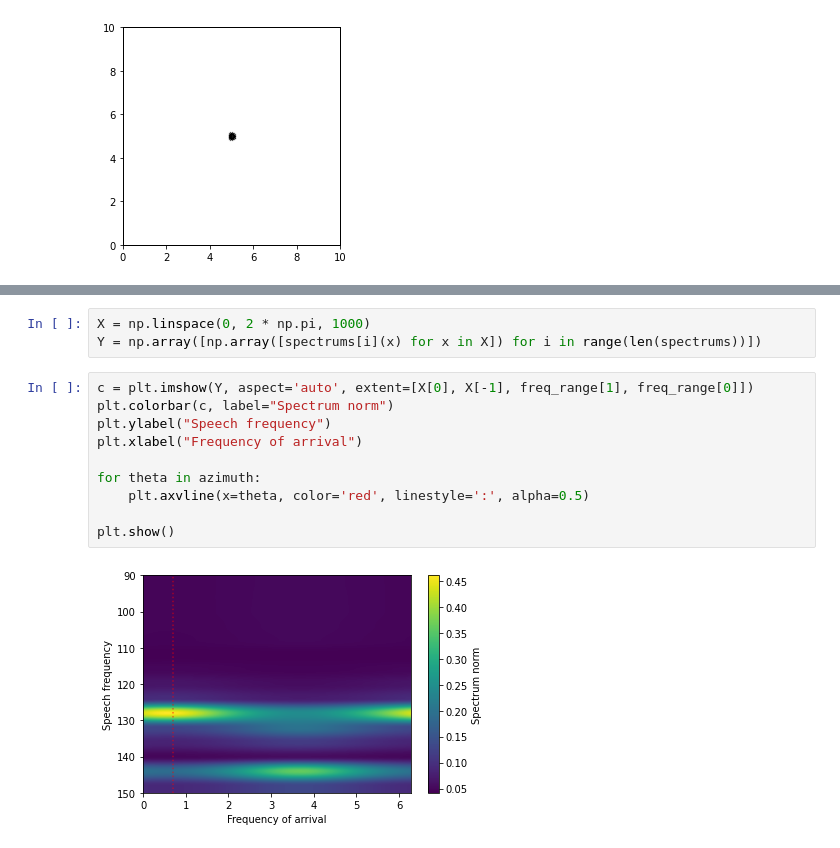
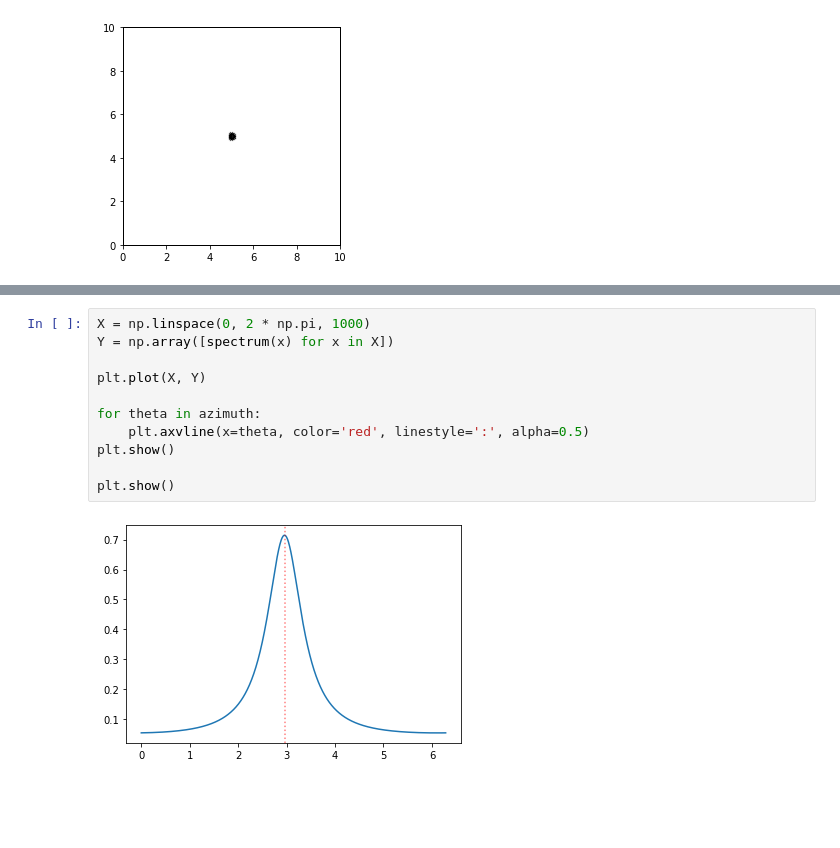
Before and after one commit to MichelDucartier/music_doa, a Jupyter notebook: MUSIC_pra.ipynb, the cells around one changed output, grey strips where cells are left out. Saved outputs shown, nothing was run; the diff lists cells and outputs as text; blank space fills up the shorter version.

```diff
--- a/MUSIC_pra.ipynb
+++ b/MUSIC_pra.ipynb
@@ -128,15 +126,13 @@ fs
 # %%
 X = np.linspace(0, 2 * np.pi, 1000)
-Y = np.array([np.array([spectrums[i](x) for x in X]) for i in range(len(spectrums))])
+Y = np.array([spectrum(x) for x in X])
+
+plt.plot(X, Y)
+
+for theta in azimuth:
+    plt.axvline(x=theta, color='red', linestyle=':', alpha=0.5)
+plt.show()
+
+plt.show()
+# %% [output]
+[figure, added]
-# %%
-c = plt.imshow(Y, aspect='auto', extent=[X[0], X[-1], freq_range[1], freq_range[0]])
-plt.colorbar(c, label="Spectrum norm")
-plt.ylabel("Speech frequency")
-plt.xlabel("Frequency of arrival")
-
-for theta in azimuth:
-    plt.axvline(x=theta, color='red', linestyle=':', alpha=0.5)
-
-plt.show()
-# %% [output]
-[figure, removed]
```
Also changed, not shown: parts of 7 cells of this notebook, 2 other files.
